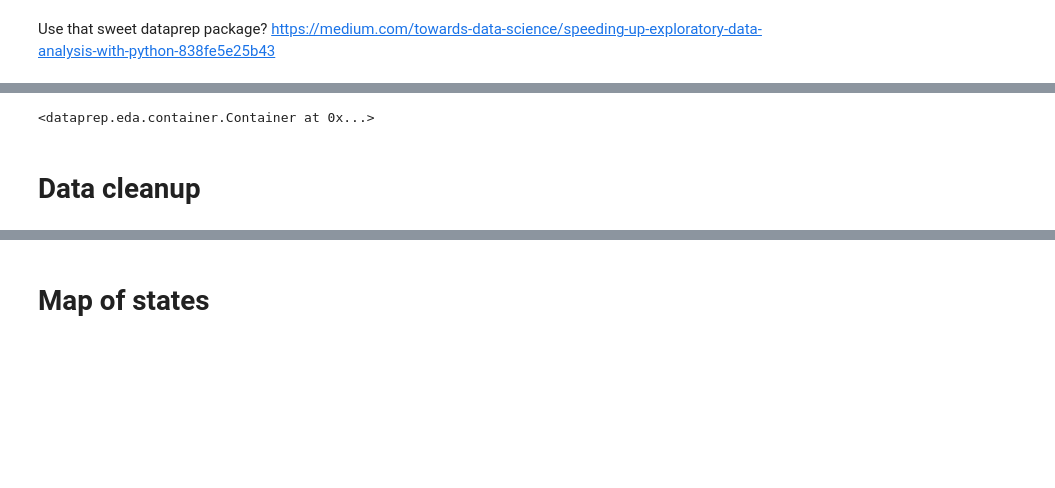
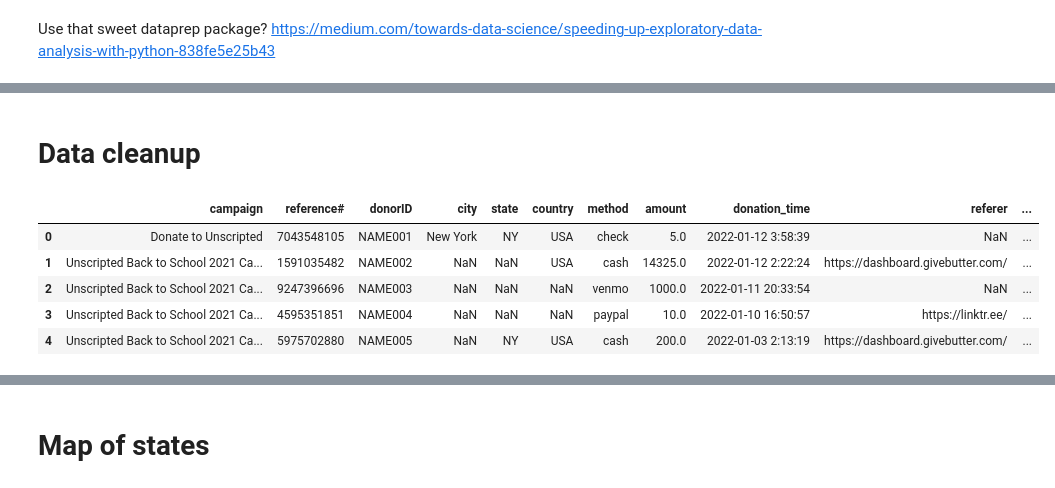
Before and after one commit to wcrowley342/Donordata, a Jupyter notebook: Donation_Data_Analysis.ipynb, the cells around one changed output, grey strips where cells are left out. Saved outputs shown, nothing was run; the diff lists cells and outputs as text; code cells hidden in the pictures; blank space fills up the shorter version.

```diff
--- a/Donation_Data_Analysis.ipynb
+++ b/Donation_Data_Analysis.ipynb
@@ -133,8 +68,2 @@ Successfully installed Werkzeug-2.0.3 aiohttp-3.8.1 aiosignal-1.2.0 asttokens-2.
-# %%
-from dataprep.eda import plot
-
-plot(donations)
-# %% [output]
-<dataprep.eda.container.Container at 0x...>
 # %% [markdown]
 # Data cleanup
@@ -141,6 +75,13 @@ plot(donations)
 # %%
 #dropping some columns
 
-donations = donations.drop(columns=['Total'])
+#donations = donations.drop(columns=['Total'])
 
 donations.head(5)
+# %% [output]
+|  | campaign | reference# | donorID | city | state | country | method | amount | donation_time | referer | ... |
+| 0 | Donate to Unscripted | 7043548105 | NAME001 | New York | NY | USA | check | 5.0 | 2022-01-12 3:58:39 | NaN | ... |
+| 1 | Unscripted Back to School 2021 Ca... | 1591035482 | NAME002 | NaN | NaN | USA | cash | 14325.0 | 2022-01-12 2:22:24 | https://dashboard.givebutter.com/ | ... |
+| 2 | Unscripted Back to School 2021 Ca... | 9247396696 | NAME003 | NaN | NaN | NaN | venmo | 1000.0 | 2022-01-11 20:33:54 | NaN | ... |
+| 3 | Unscripted Back to School 2021 Ca... | 4595351851 | NAME004 | NaN | NaN | NaN | paypal | 10.0 | 2022-01-10 16:50:57 | https://linktr.ee/ | ... |
+| 4 | Unscripted Back to School 2021 Ca... | 5975702880 | NAME005 | NaN | NY | USA | cash | 200.0 | 2022-01-03 2:13:19 | https://dashboard.givebutter.com/ | ... |
```
Also changed, not shown: parts of 47 cells of this notebook.
